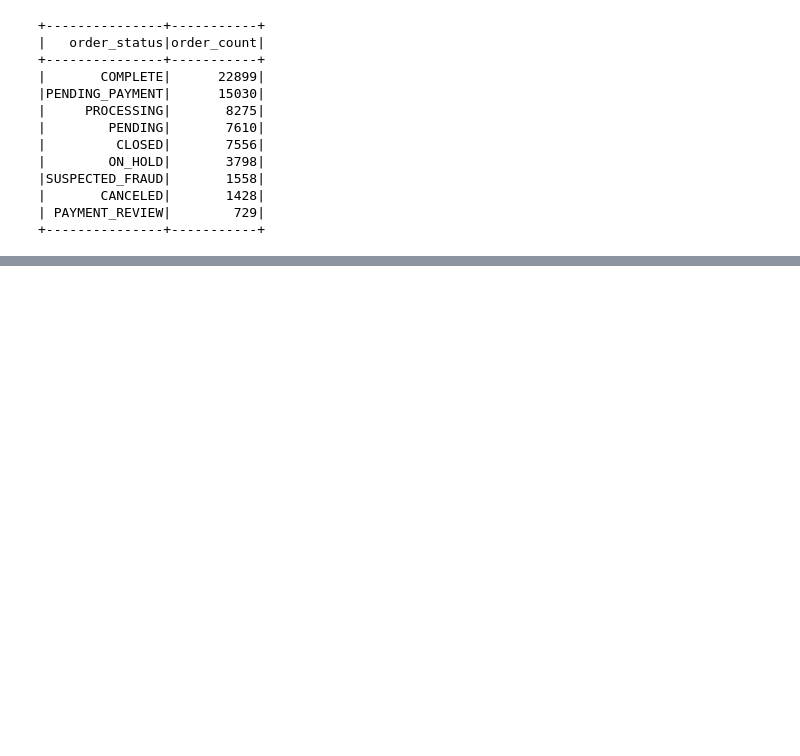
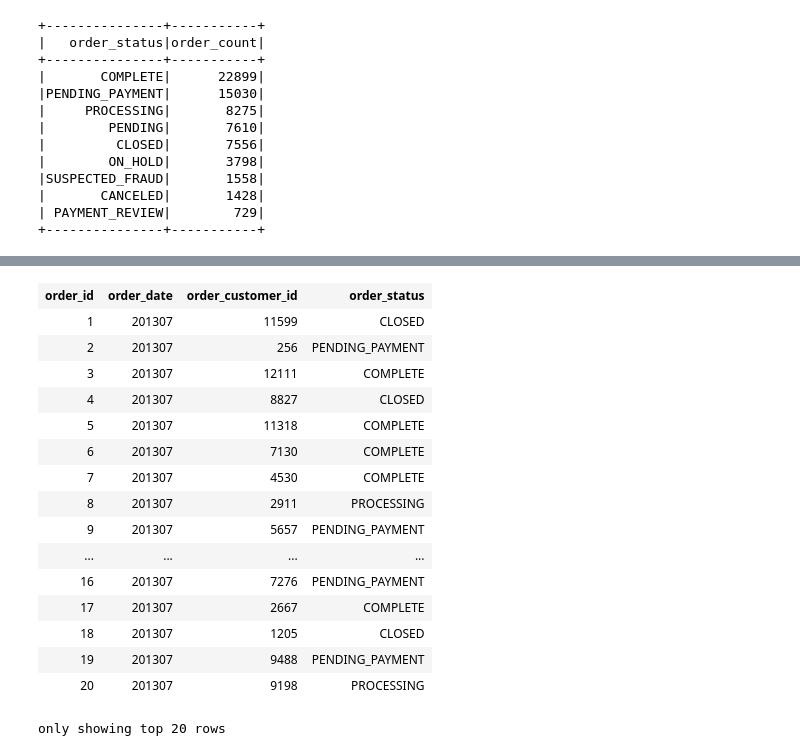
Before and after one commit to ydmarinb/spark, a Jupyter notebook: pyspark/00_initial.ipynb, the cells around one changed output, grey strips where cells are left out. Drawn from its saved outputs; the diff is of its cells as text; code cells hidden in the pictures; blank space fills up the shorter version.

```diff
--- a/pyspark/00_initial.ipynb
+++ b/pyspark/00_initial.ipynb
@@ -175,0 +344,20 @@ orders.\
+# %%
+df.withColumn('order_date',  date_format(col('order_date'),'yyyyMM').cast('int'))
+# %% [output]
+| order_id | order_date | order_customer_id | order_status |
+| 1 | 201307 | 11599 | CLOSED |
+| 2 | 201307 | 256 | PENDING_PAYMENT |
+| 3 | 201307 | 12111 | COMPLETE |
+| 4 | 201307 | 8827 | CLOSED |
+| 5 | 201307 | 11318 | COMPLETE |
+| 6 | 201307 | 7130 | COMPLETE |
+| 7 | 201307 | 4530 | COMPLETE |
+| 8 | 201307 | 2911 | PROCESSING |
+| 9 | 201307 | 5657 | PENDING_PAYMENT |
+| ... | ... | ... | ... |
+| 16 | 201307 | 7276 | PENDING_PAYMENT |
+| 17 | 201307 | 2667 | COMPLETE |
+| 18 | 201307 | 1205 | CLOSED |
+| 19 | 201307 | 9488 | PENDING_PAYMENT |
+| 20 | 201307 | 9198 | PROCESSING |
+only showing top 20 rows
```
Also changed, not shown: parts of 17 cells of this notebook.
